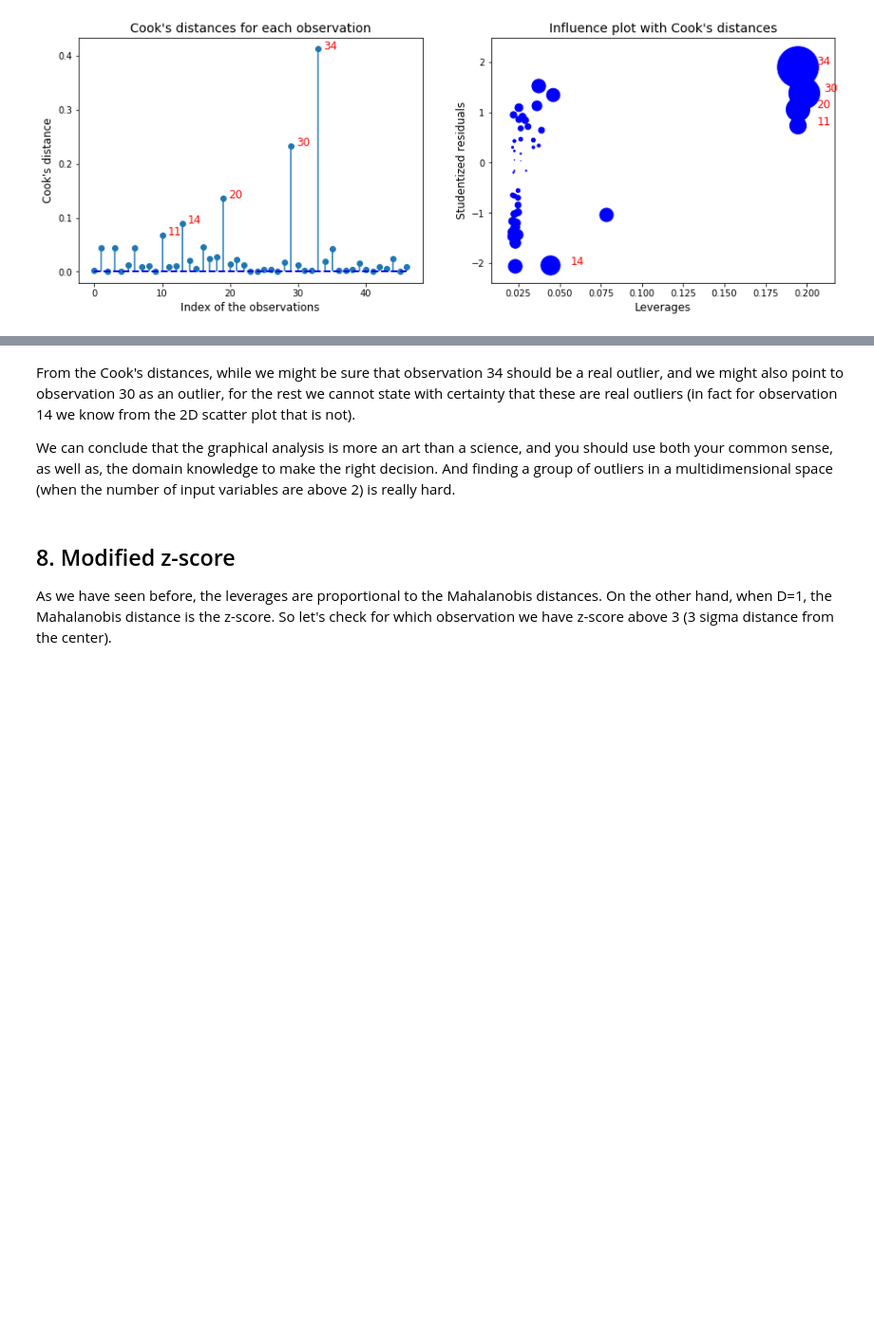
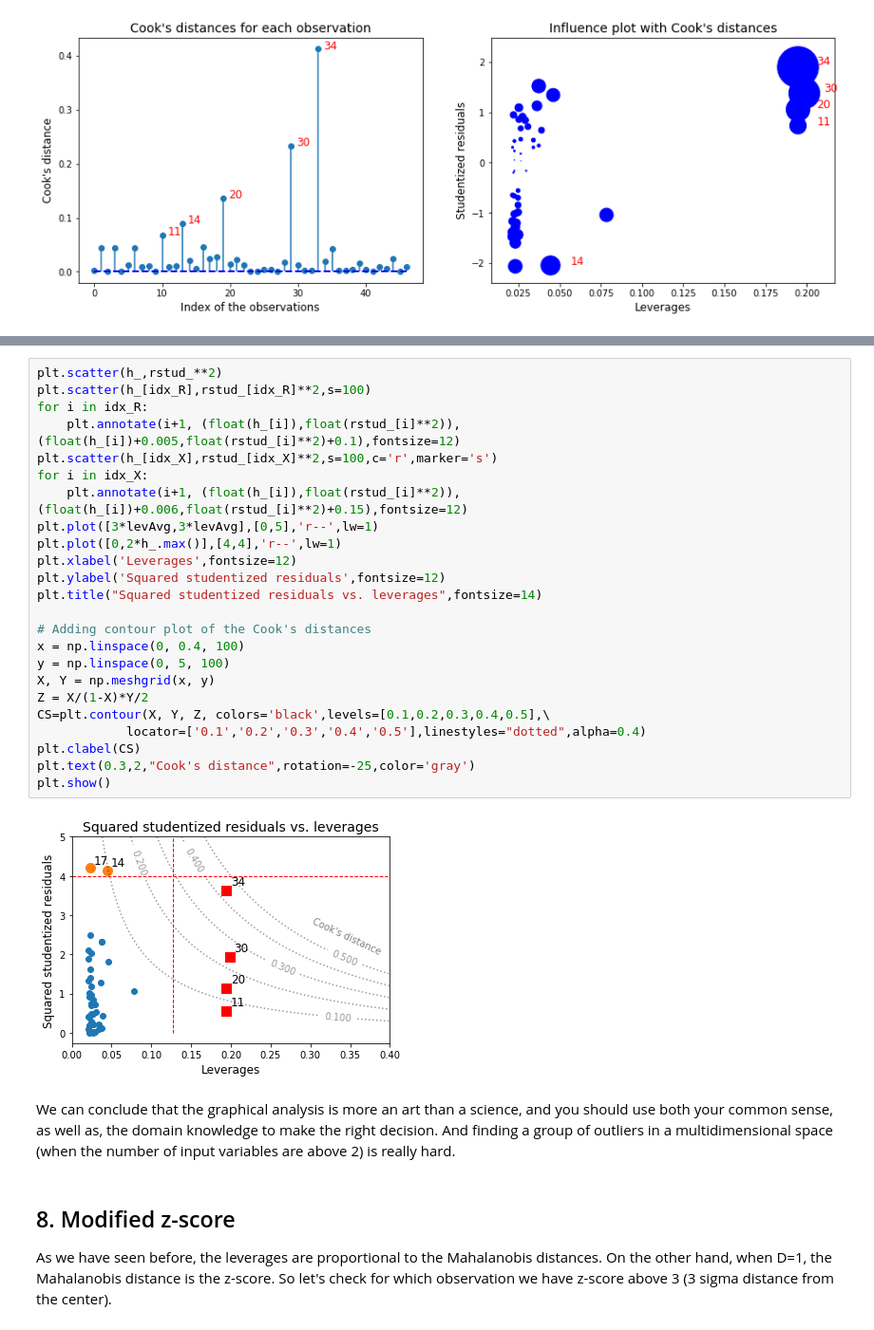
Before and after one commit to Gaushoki/Advanced-Machine-Learning, a Jupyter notebook: Vol1-LabExercises/Chapter3/Ch3-Ex3-OutlierDetection.ipynb, the cells around one changed output, grey strips where cells are left out. Shown at 95% size. Saved outputs shown, nothing was run; the diff lists cells and outputs as text; blank space fills up the shorter version.

```diff
--- a/Vol1-LabExercises/Chapter3/Ch3-Ex3-OutlierDetection.ipynb
+++ b/Vol1-LabExercises/Chapter3/Ch3-Ex3-OutlierDetection.ipynb
@@ -1099,6 +1103,30 @@ plt.show()
+# %%
+plt.scatter(h_,rstud_**2)
+plt.scatter(h_[idx_R],rstud_[idx_R]**2,s=100)
+for i in idx_R:
+    plt.annotate(i+1, (float(h_[i]),float(rstud_[i]**2)),(float(h_[i])+0.005,float(rstud_[i]**2)+0.1),fontsize=12)
+plt.scatter(h_[idx_X],rstud_[idx_X]**2,s=100,c='r',marker='s')
+for i in idx_X:
+    plt.annotate(i+1, (float(h_[i]),float(rstud_[i]**2)),(float(h_[i])+0.006,float(rstud_[i]**2)+0.15),fontsize=12)
+plt.plot([3*levAvg,3*levAvg],[0,5],'r--',lw=1)
+plt.plot([0,2*h_.max()],[4,4],'r--',lw=1)
+plt.xlabel('Leverages',fontsize=12)
+plt.ylabel('Squared studentized residuals',fontsize=12)
+plt.title("Squared studentized residuals vs. leverages",fontsize=14)
+
+# Adding contour plot of the Cook's distances
+x = np.linspace(0, 0.4, 100)
+y = np.linspace(0, 5, 100)
+X, Y = np.meshgrid(x, y)
+Z = X/(1-X)*Y/2
+CS=plt.contour(X, Y, Z, colors='black',levels=[0.1,0.2,0.3,0.4,0.5],\
+            locator=['0.1','0.2','0.3','0.4','0.5'],linestyles="dotted",alpha=0.4)
+plt.clabel(CS)
+plt.text(0.3,2,"Cook's distance",rotation=-25,color='gray')
+plt.show()
+# %% [output]
+[figure, added]
 # %% [markdown]
-From the Cook's distances, while we might be sure that observation 34 should be a real outlier, and we might also point to observation 30 as an outlier, for the rest we cannot state with certainty that these are real outliers (in fact for observation 14 we know from the 2D scatter plot that is not).
-
 We can conclude that the graphical analysis is more an art than a science, and you should use both your common sense, as well as, the domain knowledge to make the right decision. And finding a group of outliers in a multidimensional space (when the number of input variables are above 2) is really hard.
 # %% [markdown]
 ## 8. Modified z-score <a name="ModZscore"></a>
```
Also changed, not shown: parts of 5 cells of this notebook.
